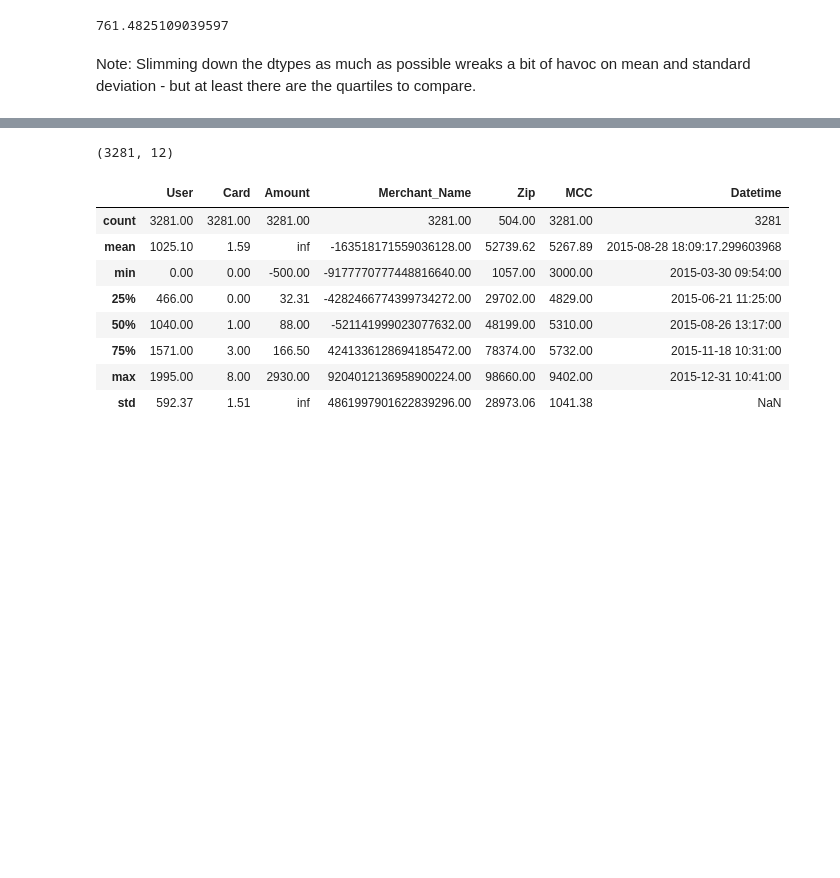
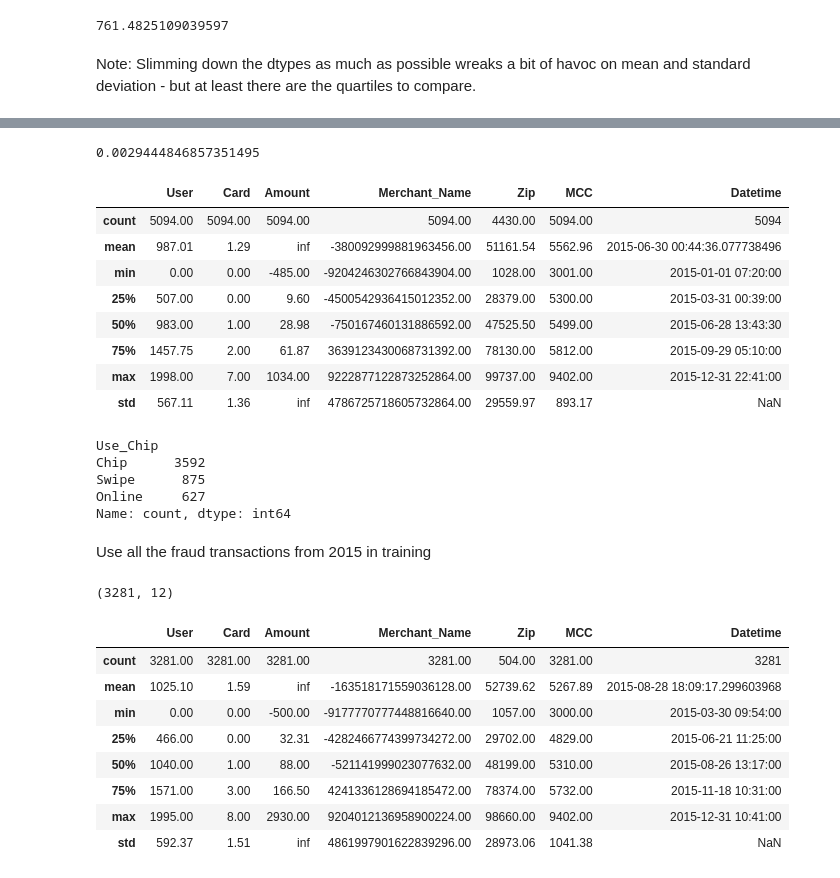
Before and after one commit to Yichen-Z/ece5831-2023-ccf, a Jupyter notebook: explore_transactions.ipynb, the cells around one changed output, grey strips where cells are left out. Saved outputs shown, nothing was run; the diff lists cells and outputs as text; code cells hidden in the pictures; blank space fills up the shorter version.

Commit message:
initial stratified split into train/validation/test by Use_Chip - note train is all from 2015, validate all from 2016-7, test from 2018 onwards

```diff
--- a/explore_transactions.ipynb
+++ b/explore_transactions.ipynb
@@ -586,6 +586,35 @@ train_nf_pool.describe()
 | 75% | 1477.00 | 2.00 | 63.00 | 3236310874174399488.00 | 77573.00 | 5812.00 | 2015-10-02 07:48:00 |
 | max | 1998.00 | 8.00 | 4804.00 | 9222877122873252864.00 | 99840.00 | 9402.00 | 2015-12-31 23:59:00 |
 | std | 569.96 | 1.37 | NaN | 4769953330456576000.00 | 29361.28 | 879.74 | NaN |
+# %%
+portion = 5000 / len(train_nf_pool)
+portion
+# %% [output]
+0.0029444846857351495
+# %%
+# Sample 5000 non-fraud training data points, stratifying by Use_Chip
+train_nf_sample = train_nf_pool.groupby('Use_Chip', group_keys=False).apply(lambda data: data.sample(frac=0.003))
+train_nf_sample.describe()
+# %% [output]
+|  | User | Card | Amount | Merchant_Name | Zip | MCC | Datetime |
+| count | 5094.00 | 5094.00 | 5094.00 | 5094.00 | 4430.00 | 5094.00 | 5094 |
+| mean | 987.01 | 1.29 | inf | -380092999881963456.00 | 51161.54 | 5562.96 | 2015-06-30 00:44:36.077738496 |
+| min | 0.00 | 0.00 | -485.00 | -9204246302766843904.00 | 1028.00 | 3001.00 | 2015-01-01 07:20:00 |
+| 25% | 507.00 | 0.00 | 9.60 | -4500542936415012352.00 | 28379.00 | 5300.00 | 2015-03-31 00:39:00 |
+| 50% | 983.00 | 1.00 | 28.98 | -750167460131886592.00 | 47525.50 | 5499.00 | 2015-06-28 13:43:30 |
+| 75% | 1457.75 | 2.00 | 61.87 | 3639123430068731392.00 | 78130.00 | 5812.00 | 2015-09-29 05:10:00 |
+| max | 1998.00 | 7.00 | 1034.00 | 9222877122873252864.00 | 99737.00 | 9402.00 | 2015-12-31 22:41:00 |
+| std | 567.11 | 1.36 | inf | 4786725718605732864.00 | 29559.97 | 893.17 | NaN |
+# %%
+train_nf_sample['Use_Chip'].value_counts()
+# %% [output]
+Use_Chip
+Chip      3592
+Swipe      875
+Online     627
+Name: count, dtype: int64
+# %% [markdown]
+Use all the fraud transactions from 2015 in training
 # %%
 train_f_pool = fdf.loc[(fdf['Datetime'] >= '2015-01-01') & (fdf['Datetime'] < '2016-01-01')].copy()
 print(train_f_pool.shape)
```
Also changed, not shown: parts of 13 cells of this notebook, 3 other files.
